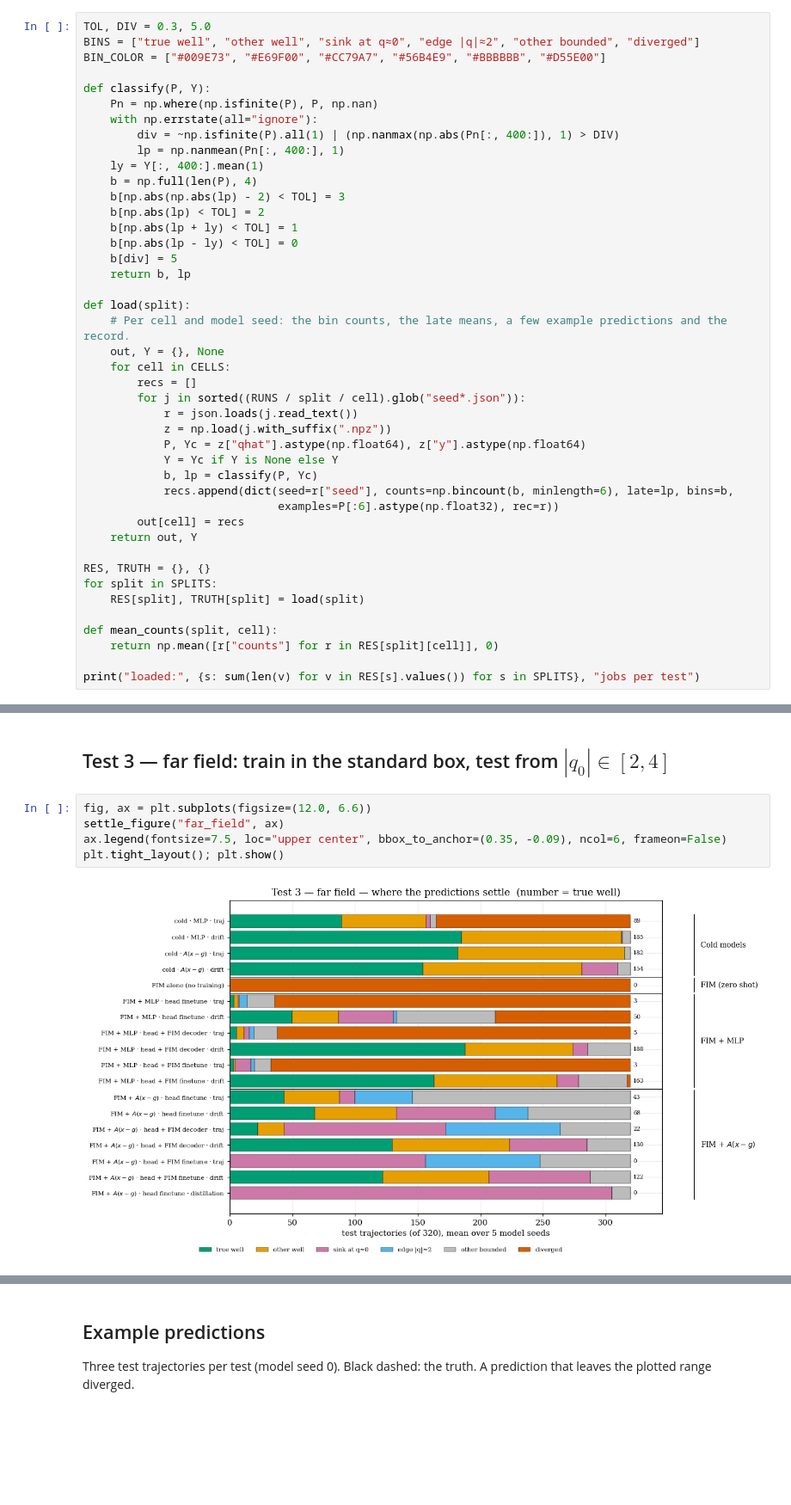
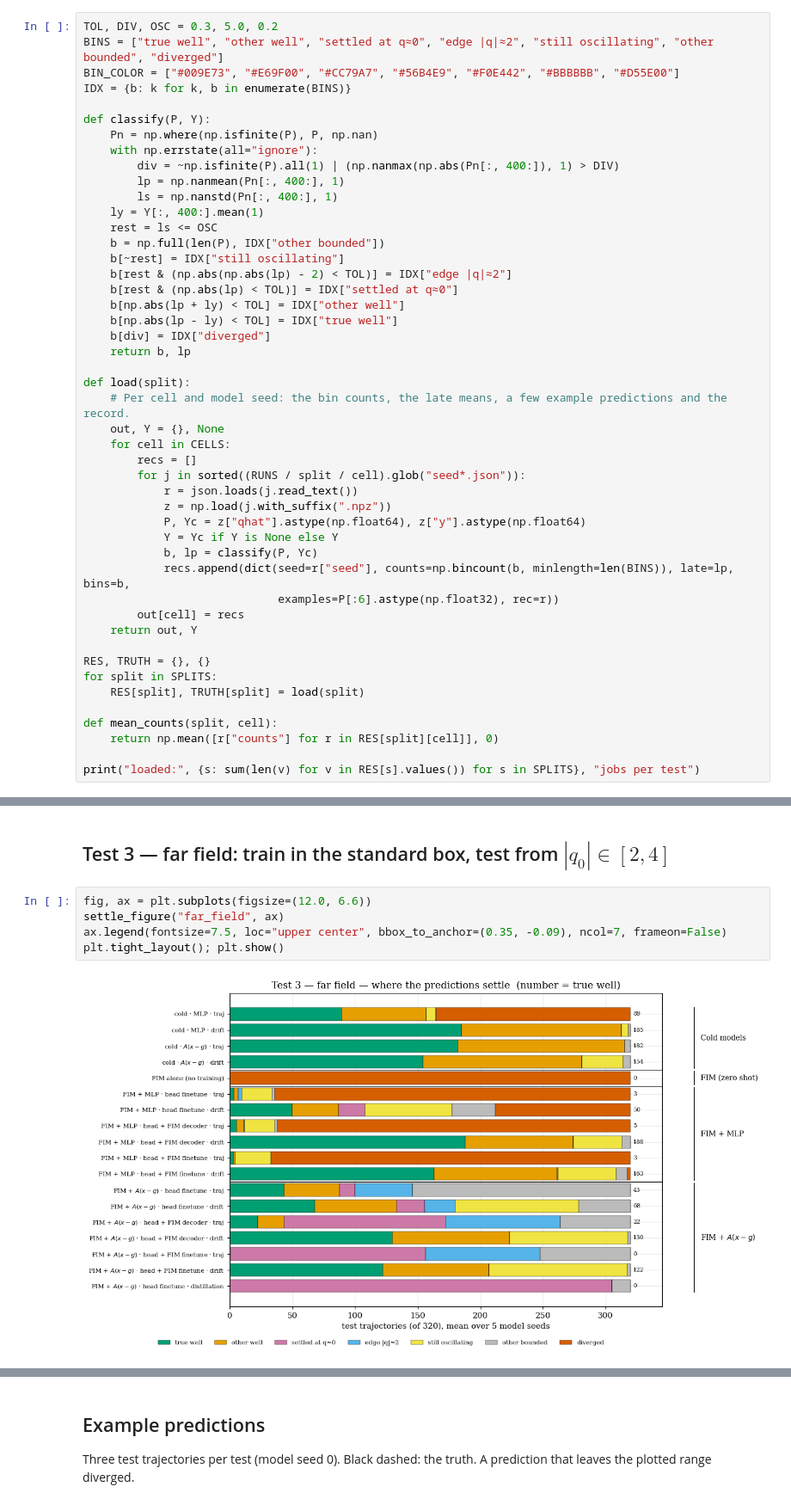
Before and after one commit to pnnl/FTNODE, a Jupyter notebook: FIM_OOD_analysis.ipynb, the cells around one changed output, grey strips where cells are left out. Shown at 86% size. Saved outputs shown, nothing was run; the diff lists cells and outputs as text; blank space fills up the shorter version.

```diff
--- a/FIM_OOD_analysis.ipynb
+++ b/FIM_OOD_analysis.ipynb
@@ -269,22 +271,26 @@ diverged trajectory, and on test 1 a model that simply sinks to $q=0$ gets the l
 of "wrong wells" by the **sign** of $q$ calls a prediction that settles at $q=-2$ correct for a true
 well at $q=-1$.
 # %%
-TOL, DIV = 0.3, 5.0
-BINS = ["true well", "other well", "sink at q≈0", "edge |q|≈2", "other bounded", "diverged"]
-BIN_COLOR = ["#009E73", "#E69F00", "#CC79A7", "#56B4E9", "#BBBBBB", "#D55E00"]
+TOL, DIV, OSC = 0.3, 5.0, 0.2
+BINS = ["true well", "other well", "settled at q≈0", "edge |q|≈2", "still oscillating", "other bounded", "diverged"]
+BIN_COLOR = ["#009E73", "#E69F00", "#CC79A7", "#56B4E9", "#F0E442", "#BBBBBB", "#D55E00"]
+IDX = {b: k for k, b in enumerate(BINS)}
 
 def classify(P, Y):
     Pn = np.where(np.isfinite(P), P, np.nan)
     with np.errstate(all="ignore"):
         div = ~np.isfinite(P).all(1) | (np.nanmax(np.abs(Pn[:, 400:]), 1) > DIV)
         lp = np.nanmean(Pn[:, 400:], 1)
+        ls = np.nanstd(Pn[:, 400:], 1)
     ly = Y[:, 400:].mean(1)
-    b = np.full(len(P), 4)
-    b[np.abs(np.abs(lp) - 2) < TOL] = 3
-    b[np.abs(lp) < TOL] = 2
-    b[np.abs(lp + ly) < TOL] = 1
-    b[np.abs(lp - ly) < TOL] = 0
-    b[div] = 5
+    rest = ls <= OSC
+    b = np.full(len(P), IDX["other bounded"])
+    b[~rest] = IDX["still oscillating"]
+    b[rest & (np.abs(np.abs(lp) - 2) < TOL)] = IDX["edge |q|≈2"]
+    b[rest & (np.abs(lp) < TOL)] = IDX["settled at q≈0"]
+    b[np.abs(lp + ly) < TOL] = IDX["other well"]
+    b[np.abs(lp - ly) < TOL] = IDX["true well"]
+    b[div] = IDX["diverged"]
     return b, lp
 
 def load(split):
@@ -298,7 +304,7 @@ def load(split):
             P, Yc = z["qhat"].astype(np.float64), z["y"].astype(np.float64)
             Y = Yc if Y is None else Y
             b, lp = classify(P, Yc)
-            recs.append(dict(seed=r["seed"], counts=np.bincount(b, minlength=6), late=lp, bins=b,
+            recs.append(dict(seed=r["seed"], counts=np.bincount(b, minlength=len(BINS)), late=lp, bins=b,
                              examples=P[:6].astype(np.float32), rec=r))
         out[cell] = recs
     return out, Y
@@ -383,10 +390,10 @@ place where the true system has a saddle — and the free heads diverge on up to
 # %%
 fig, ax = plt.subplots(figsize=(12.0, 6.6))
 settle_figure("far_field", ax)
-ax.legend(fontsize=7.5, loc="upper center", bbox_to_anchor=(0.35, -0.09), ncol=6, frameon=False)
+ax.legend(fontsize=7.5, loc="upper center", bbox_to_anchor=(0.35, -0.09), ncol=7, frameon=False)
 plt.tight_layout(); plt.show()
 # %% [output]
-[figure, old version]
+[figure, new version]
 # %% [markdown]
 **Reading.** From a high-energy start the true system settles about half in each well, and the well
 it picks is sensitive to the start. The best models (FIM + MLP head with the decoder retrained, the
```
Also changed, not shown: parts of 18 cells of this notebook, 2 other files.
